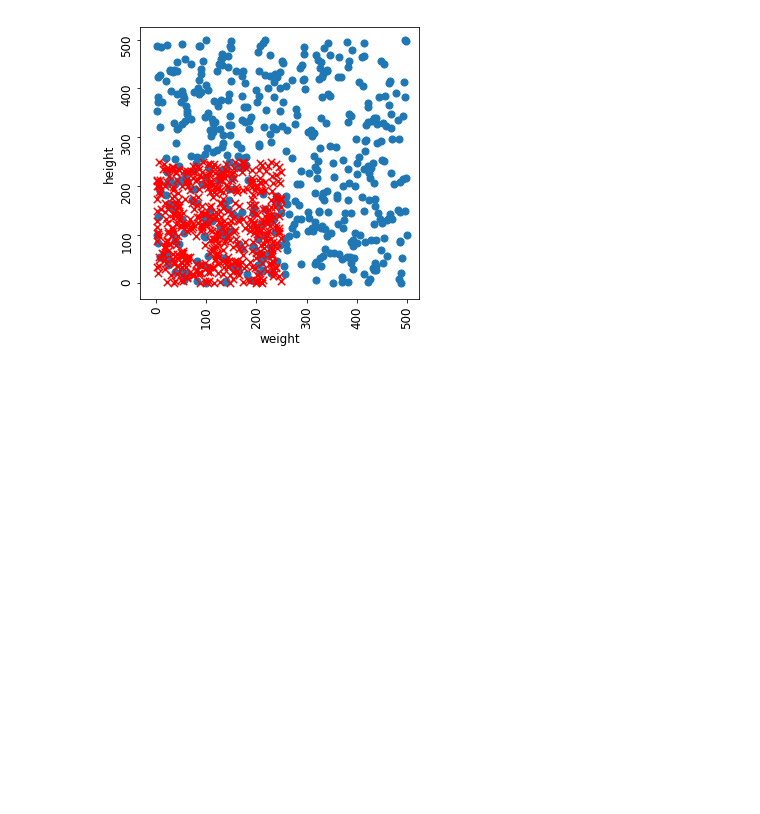
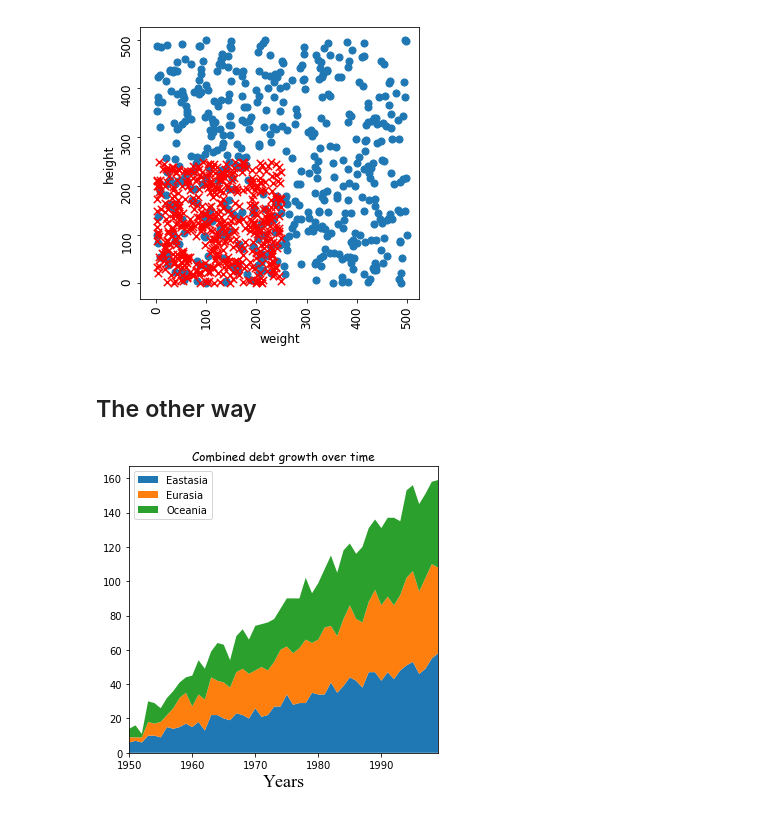
Before and after one commit to kvenkman/py_plotting, a Jupyter notebook: Basic Plotting.ipynb, the cells around one changed output. Saved outputs shown, nothing was run; the diff lists cells and outputs as text; code cells hidden in the pictures; blank space fills up the shorter version.

```diff
--- a/Basic Plotting.ipynb
+++ b/Basic Plotting.ipynb
@@ -25,3 +28,27 @@ plt.ylabel('height', fontsize=12)
 # %% [output]
 Text(0,0.5,'height')
 [figure]
+# %% [markdown]
+## The other way
+# %%
+rng = np.arange(50)
+rnd = np.random.randint(0, 10, size=(3, rng.size))
+yrs = 1950 + rng
+
+csfont = {'fontname':'Comic Sans MS'}
+hfont = {'fontname':'Times New Roman'}
+
+fig, ax = plt.subplots(figsize=(5,5))
+ax.stackplot(yrs, rng + rnd, labels=['Eastasia', 'Eurasia', 'Oceania'])
+ax.set_title('Combined debt growth over time')
+
+ax.set_title('Combined debt growth over time',**csfont, fontsize=15)
+ax.set_xlabel('Years', **hfont, fontsize=15)
+
+
+ax.legend(loc='upper left')
+#ax.set_ylabel('Total debt')
+ax.set_xlim(xmin=yrs[0], xmax=yrs[-1])
+fig.tight_layout()
+# %% [output]
+[figure, added]
```
Also changed, not shown: parts of 2 cells of this notebook.
